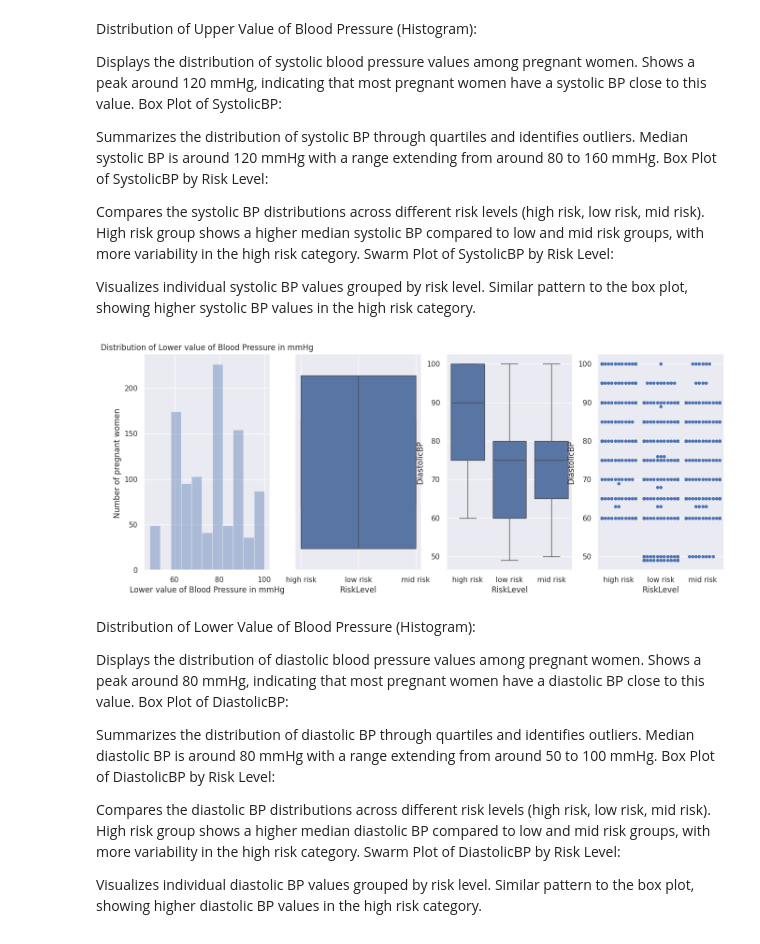
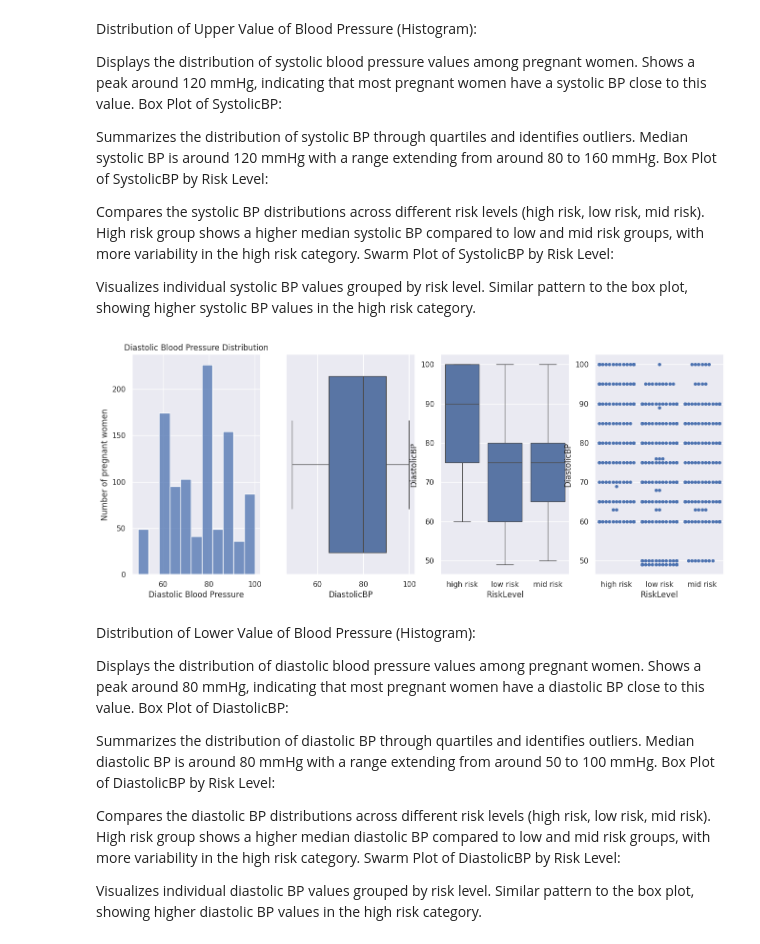
Before and after one commit to Nanasei878/Maternal-Health-Risk-Evaluation, a Jupyter notebook: Maternal_Health_Risk_Data.ipynb, the cells around one changed output. Saved outputs shown, nothing was run; the diff lists cells and outputs as text; code cells hidden in the pictures.

```diff
--- a/Maternal_Health_Risk_Data.ipynb
+++ b/Maternal_Health_Risk_Data.ipynb
@@ -173,22 +173,10 @@ Swarm Plot of SystolicBP by Risk Level:
 
 Visualizes individual systolic BP values grouped by risk level.
 Similar pattern to the box plot, showing higher systolic BP values in the high risk category.
-# %%
-plt.figure(figsize=(16,6))
-plt.subplot(141)
-plt.title("Distribution of Lower value of Blood Pressure in mmHg")
-sns.distplot(a=df.DiastolicBP,kde=False)
-plt.xlabel("Lower value of Blood Pressure in mmHg")
-plt.ylabel("Number of pregnant women ")
-plt.subplot(142)
-sns.boxplot(x=df.RiskLevel)
-plt.subplot(143)
-sns.boxplot(x=df.RiskLevel, y=df.DiastolicBP)
-plt.subplot(144)
-sns.swarmplot(x=df.RiskLevel, y=df.DiastolicBP)
-plt.show()
-# %% [output]
-[figure, removed]
+# %%
+visualizer('DiastolicBP', 'Diastolic Blood Pressure Distribution', 'Diastolic Blood Pressure', 'Number of pregnant women')
+# %% [output]
+[figure, added]
 # %% [markdown]
 Distribution of Lower Value of Blood Pressure (Histogram):
 
```
Also changed, not shown: parts of 11 cells of this notebook.
